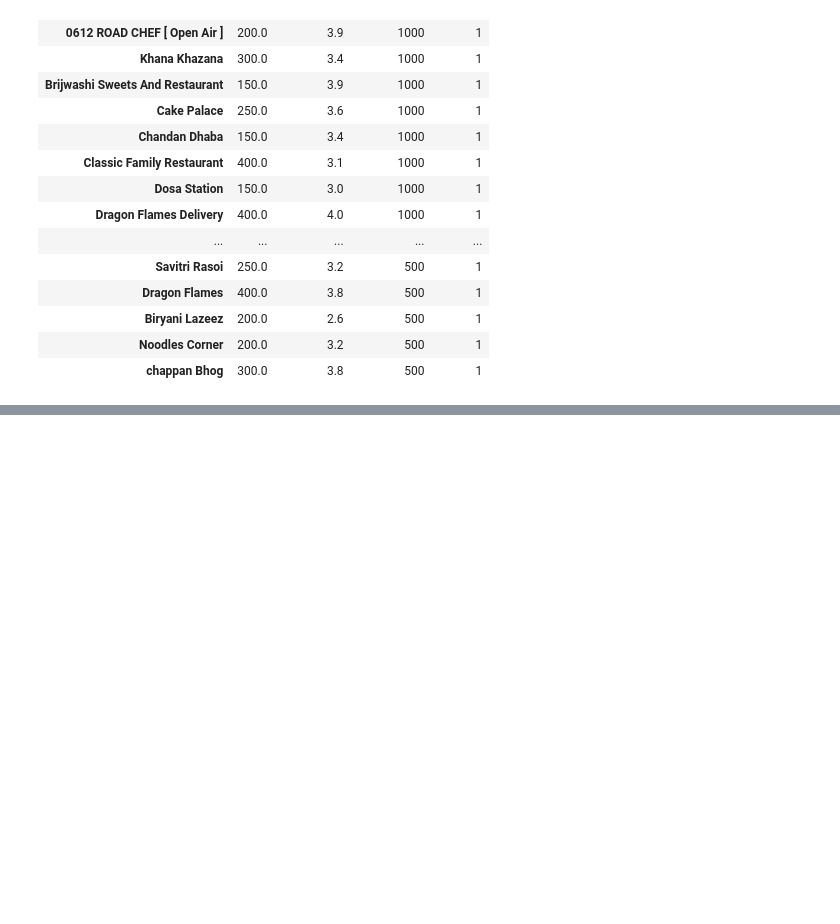
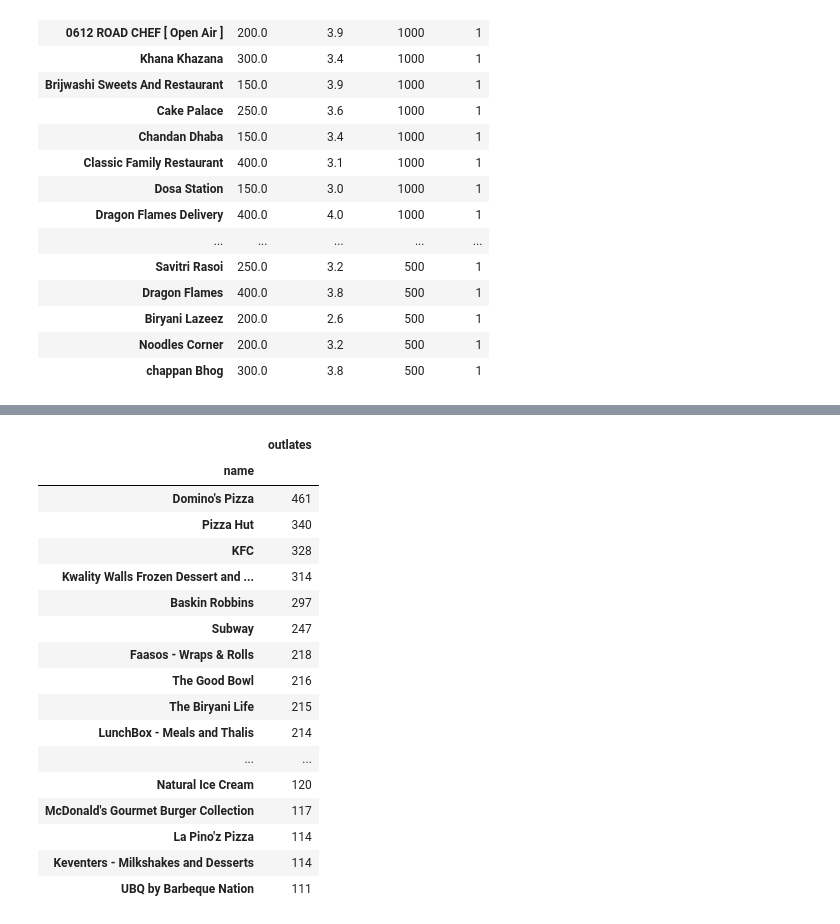
Before and after one commit to mm-reza/Hack-a-thon-GeeksforGeeks, a Jupyter notebook: Swiggy_data_analysis.ipynb, the cells around one changed output, grey strips where cells are left out. Saved outputs shown, nothing was run; the diff lists cells and outputs as text; code cells hidden in the pictures; blank space fills up the shorter version.

Commit message:
Extra analysis

```diff
--- a/Swiggy_data_analysis.ipynb
+++ b/Swiggy_data_analysis.ipynb
@@ -665,0 +686,2 @@ grouped_df_patna.sort_values(by='num_ratings', ascending=False).head(50)
+# %%
+extra_dataset = restaurants_df_new.groupby(['name']).agg(outlates = ('name','count'))
@@ -665,0 +705,22 @@ grouped_df_patna.sort_values(by='num_ratings', ascending=False).head(50)
+# %%
+# Restaurants having > 100 outlates
+extra_dataset.loc[extra_dataset['outlates']>=100].sort_values(by='outlates', ascending=False)
+# %% [output]
+|  | outlates |
+| name |  |
+| Domino's Pizza | 461 |
+| Pizza Hut | 340 |
+| KFC | 328 |
+| Kwality Walls Frozen Dessert and ... | 314 |
+| Baskin Robbins | 297 |
+| Subway | 247 |
+| Faasos - Wraps & Rolls | 218 |
+| The Good Bowl | 216 |
+| The Biryani Life | 215 |
+| LunchBox - Meals and Thalis | 214 |
+| ... | ... |
+| Natural Ice Cream | 120 |
+| McDonald's Gourmet Burger Collection | 117 |
+| La Pino'z Pizza | 114 |
+| Keventers - Milkshakes and Desserts | 114 |
+| UBQ by Barbeque Nation | 111 |
```
Also changed, not shown: parts of 9 cells of this notebook.
